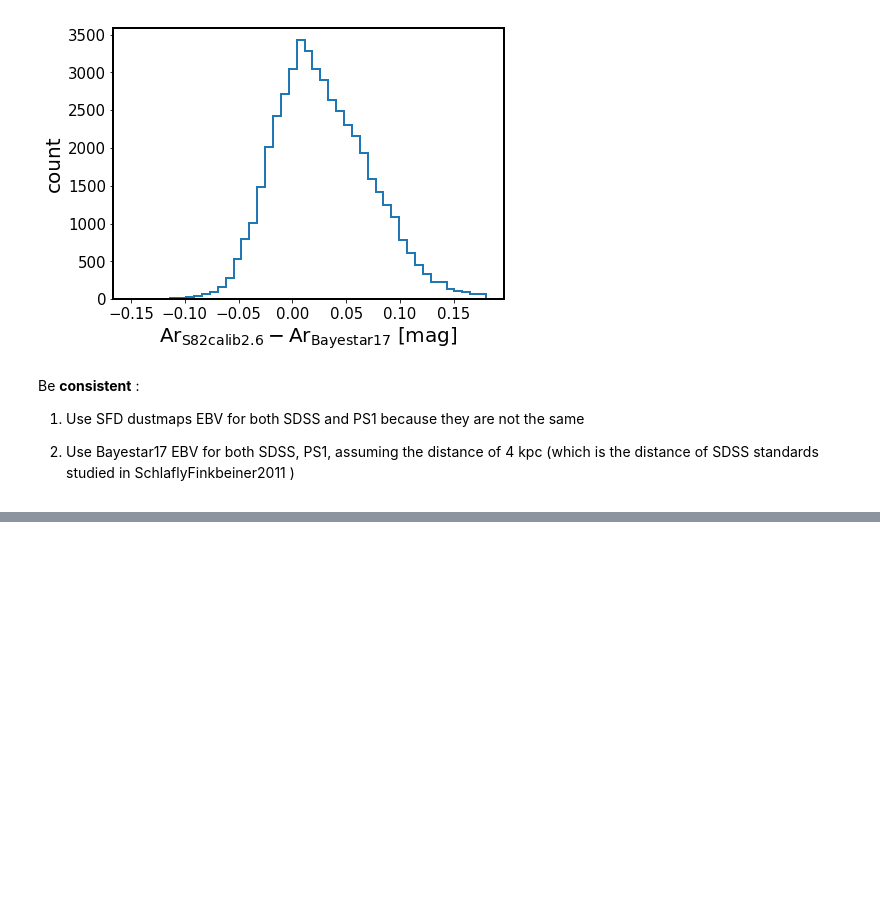
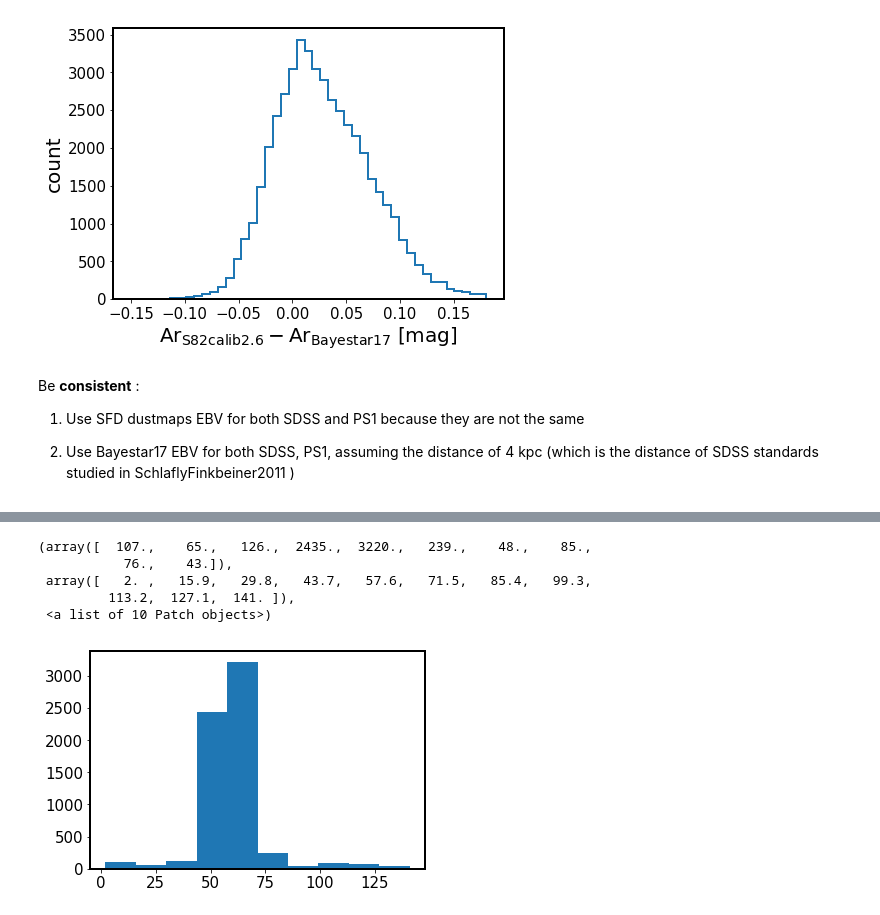
Before and after one commit to suberlak/PS1_SDSS_CRTS, a Jupyter notebook: code/AC_SDSS-PS1_offsets.ipynb, the cells around one changed output, grey strips where cells are left out. Drawn from its saved outputs; the diff is of its cells as text; code cells hidden in the pictures; blank space fills up the shorter version.

```diff
--- a/code/AC_SDSS-PS1_offsets.ipynb
+++ b/code/AC_SDSS-PS1_offsets.ipynb
@@ -548,0 +665,3 @@ Figure saved as  Offsets_PS1-SDSSr_SDSSgi_ext-Bayestar17.png
+# %%
+# Read the summary table with median SDSS, PS1, PTF, CRTS  band magnitude  per object ...
+summary = Table.read('summary_combined_lc_info.txt', format='ascii')
@@ -548,0 +695,9 @@ Figure saved as  Offsets_PS1-SDSSr_SDSSgi_ext-Bayestar17.png
+# %%
+plt.hist(summary['SDSS_rN'])
+# %% [output]
+(array([  107.,    65.,   126.,  2435.,  3220.,   239.,    48.,    85.,
+           76.,    43.]),
+ array([   2. ,   15.9,   29.8,   43.7,   57.6,   71.5,   85.4,   99.3,
+         113.2,  127.1,  141. ]),
+ <a list of 10 Patch objects>)
+[figure, added]
```
Also changed, not shown: parts of 21 cells of this notebook.
